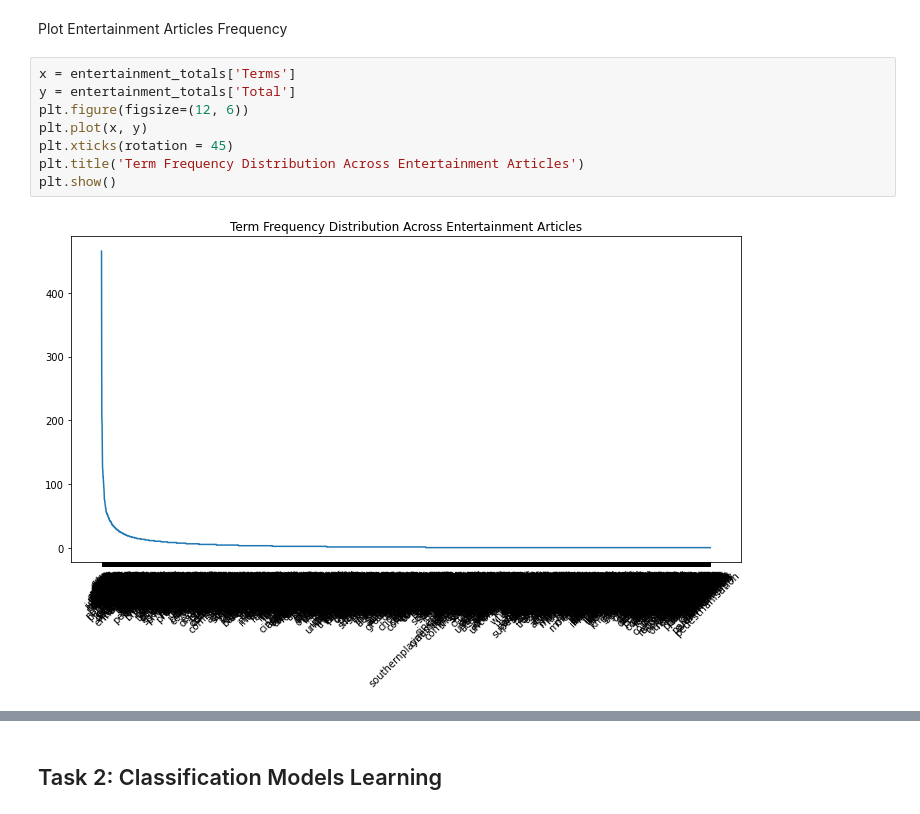
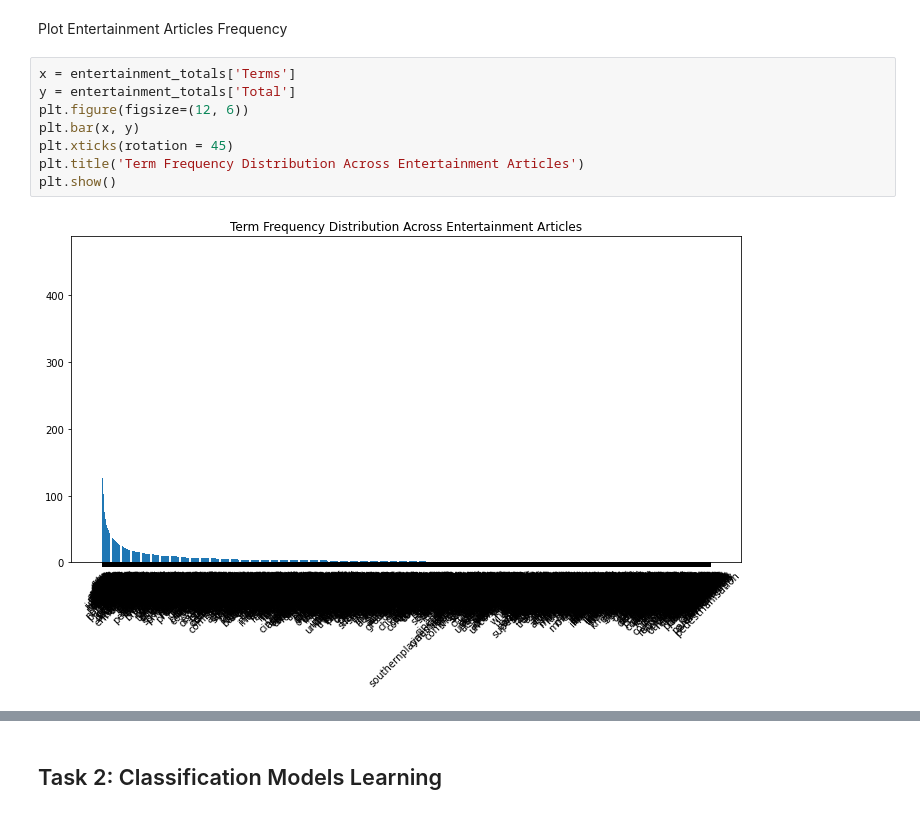
Before and after one commit to waldosingleton/Assignment_3, a Jupyter notebook: Group_1.ipynb, the cells around one changed output, grey strips where cells are left out. Cells and saved outputs as stored; diff of their text form.

```diff
--- a/Group_1.ipynb
+++ b/Group_1.ipynb
@@ -199,10 +232,10 @@ Plot Entertainment Articles Frequency
 # %%
 x = entertainment_totals['Terms']
 y = entertainment_totals['Total']
 plt.figure(figsize=(12, 6))
-plt.plot(x, y)
+plt.bar(x, y)
 plt.xticks(rotation = 45)
 plt.title('Term Frequency Distribution Across Entertainment Articles')
 plt.show()
 # %% [output]
-[figure, old version]
+[figure, new version]
```
Also changed, not shown: parts of 8 cells of this notebook.
